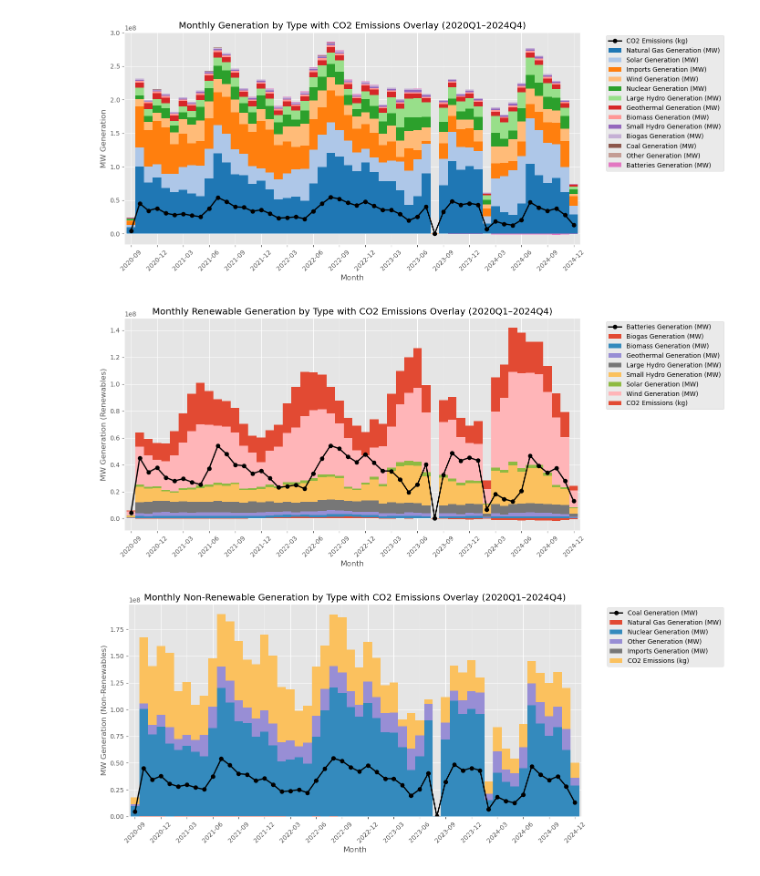
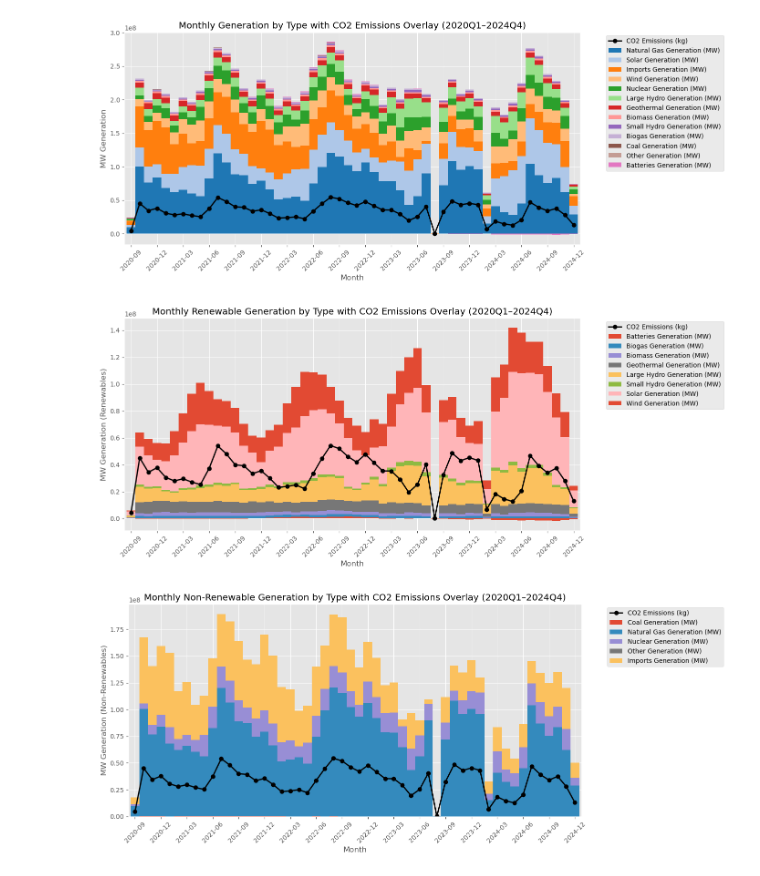
Before and after one commit to giaom/CalEnergyGenerationCO2, a Jupyter notebook: calEnergy.ipynb, the cells around one changed output. Drawn from its saved outputs; the diff is of its cells as text; code cells hidden in the pictures.

```diff
--- a/calEnergy.ipynb
+++ b/calEnergy.ipynb
@@ -706,38 +706,44 @@ nonrenewable_cols = [
 # Prepare data for the same months as your CO2 overlay
 monthly_gen_renew = monthly_gen[renewable_cols]
 monthly_gen_nonrenew = monthly_gen[nonrenewable_cols]
 
 # --- Plot: Renewables + CO2 ---
 fig, ax1 = plt.subplots(figsize=(14, 6))
 monthly_gen_renew.plot(kind='bar', stacked=True, ax=ax1, width=1, legend=False)
 ax1.set_ylabel("MW Generation (Renewables)")
 ax1.set_xlabel("Month")
 ax1.set_title("Monthly Renewable Generation by Type with CO2 Emissions Overlay (2020Q1–2024Q4)")
 ax1.set_xticks(range(0, len(monthly_gen_renew.index), 3))
 ax1.set_xticklabels(monthly_gen_renew.index[::3], rotation=45)
 
-# Overlay CO2 emissions
-ax1.plot(range(len(monthly_co2_filtered)), monthly_co2_filtered.values, color='black', lw=2, marker='o', label='CO2 Emissions (kg)')
-ax1.legend(list(monthly_gen_renew.columns) + ['CO2 Emissions (kg)'], bbox_to_anchor=(1.05, 1), loc='upper left')
+ax1.plot(
+    range(len(monthly_co2_filtered)),
+    monthly_co2_filtered.values,
+    color='black', lw=2, marker='o', label='CO2 Emissions (kg)'
+)
 
+ax1.legend(bbox_to_anchor=(1.05, 1), loc='upper left')
 plt.tight_layout()
 plt.show()
 
 # --- Plot: Non-Renewables + CO2 ---
 fig, ax2 = plt.subplots(figsize=(14, 6))
 monthly_gen_nonrenew.plot(kind='bar', stacked=True, ax=ax2, width=1, legend=False)
 ax2.set_ylabel("MW Generation (Non-Renewables)")
 ax2.set_xlabel("Month")
 ax2.set_title("Monthly Non-Renewable Generation by Type with CO2 Emissions Overlay (2020Q1–2024Q4)")
 ax2.set_xticks(range(0, len(monthly_gen_nonrenew.index), 3))
 ax2.set_xticklabels(monthly_gen_nonrenew.index[::3], rotation=45)
 
-# Overlay CO2 emissions
-ax2.plot(range(len(monthly_co2_filtered)), monthly_co2_filtered.values, color='black', lw=2, marker='o', label='CO2 Emissions (kg)')
-ax2.legend(list(monthly_gen_nonrenew.columns) + ['CO2 Emissions (kg)'], bbox_to_anchor=(1.05, 1), loc='upper left')
+ax2.plot(
+    range(len(monthly_co2_filtered)),
+    monthly_co2_filtered.values,
+    color='black', lw=2, marker='o', label='CO2 Emissions (kg)'
+)
 
+ax2.legend(bbox_to_anchor=(1.05, 1), loc='upper left')
 plt.tight_layout()
 plt.show()
 # %% [output]
-[figure, old version]
+[figure, new version]
-[figure, old version]
+[figure, new version]
```
